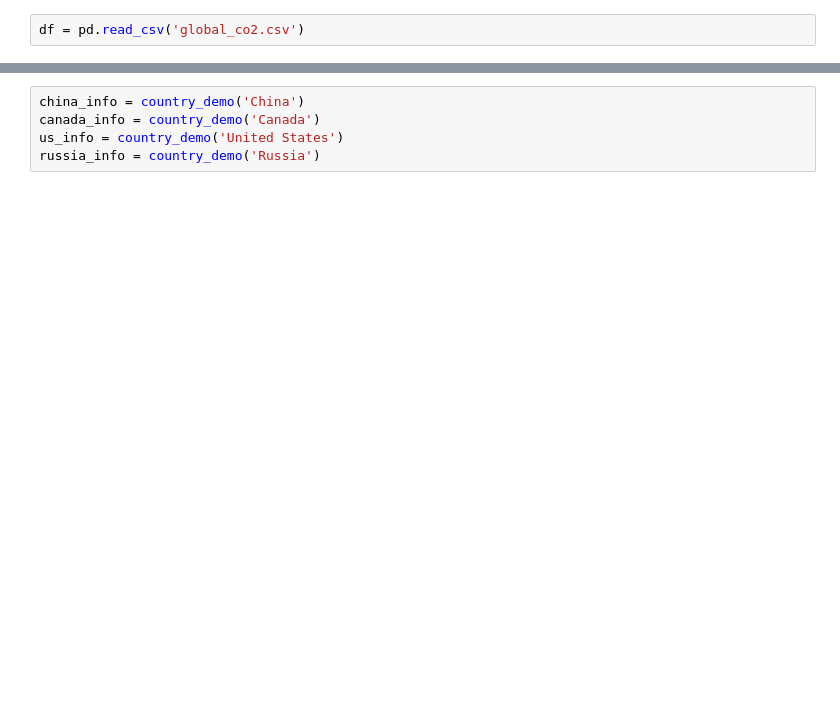
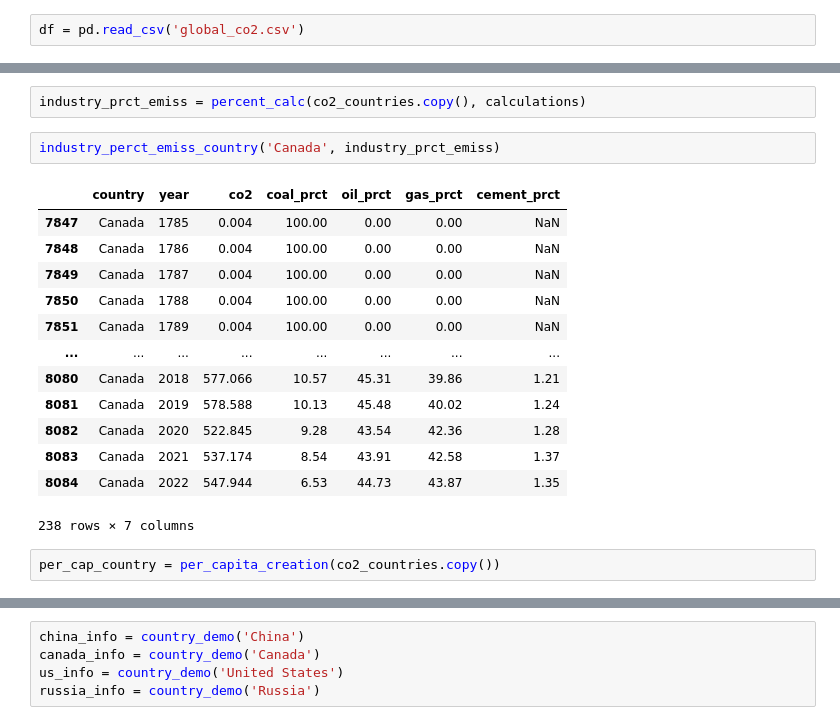
Before and after one commit to Kanustu/world_co2, a Jupyter notebook: world_co2_exp.ipynb, the cells around one changed output, grey strips where cells are left out. Drawn from its saved outputs; the diff is of its cells as text; blank space fills up the shorter version.

```diff
--- a/world_co2_exp.ipynb
+++ b/world_co2_exp.ipynb
@@ -104,0 +220,20 @@ cumulative_co2('top', 10)
+# %%
+industry_prct_emiss = percent_calc(co2_countries.copy(), calculations)
+# %%
+industry_perct_emiss_country('Canada', industry_prct_emiss)
+# %% [output]
+|  | country | year | co2 | coal_prct | oil_prct | gas_prct | cement_prct |
+| 7847 | Canada | 1785 | 0.004 | 100.00 | 0.00 | 0.00 | NaN |
+| 7848 | Canada | 1786 | 0.004 | 100.00 | 0.00 | 0.00 | NaN |
+| 7849 | Canada | 1787 | 0.004 | 100.00 | 0.00 | 0.00 | NaN |
+| 7850 | Canada | 1788 | 0.004 | 100.00 | 0.00 | 0.00 | NaN |
+| 7851 | Canada | 1789 | 0.004 | 100.00 | 0.00 | 0.00 | NaN |
+| ... | ... | ... | ... | ... | ... | ... | ... |
+| 8080 | Canada | 2018 | 577.066 | 10.57 | 45.31 | 39.86 | 1.21 |
+| 8081 | Canada | 2019 | 578.588 | 10.13 | 45.48 | 40.02 | 1.24 |
+| 8082 | Canada | 2020 | 522.845 | 9.28 | 43.54 | 42.36 | 1.28 |
+| 8083 | Canada | 2021 | 537.174 | 8.54 | 43.91 | 42.58 | 1.37 |
+| 8084 | Canada | 2022 | 547.944 | 6.53 | 44.73 | 43.87 | 1.35 |
+238 rows × 7 columns
+# %%
+per_cap_country = per_capita_creation(co2_countries.copy())
```
Also changed, not shown: parts of 40 cells of this notebook.
